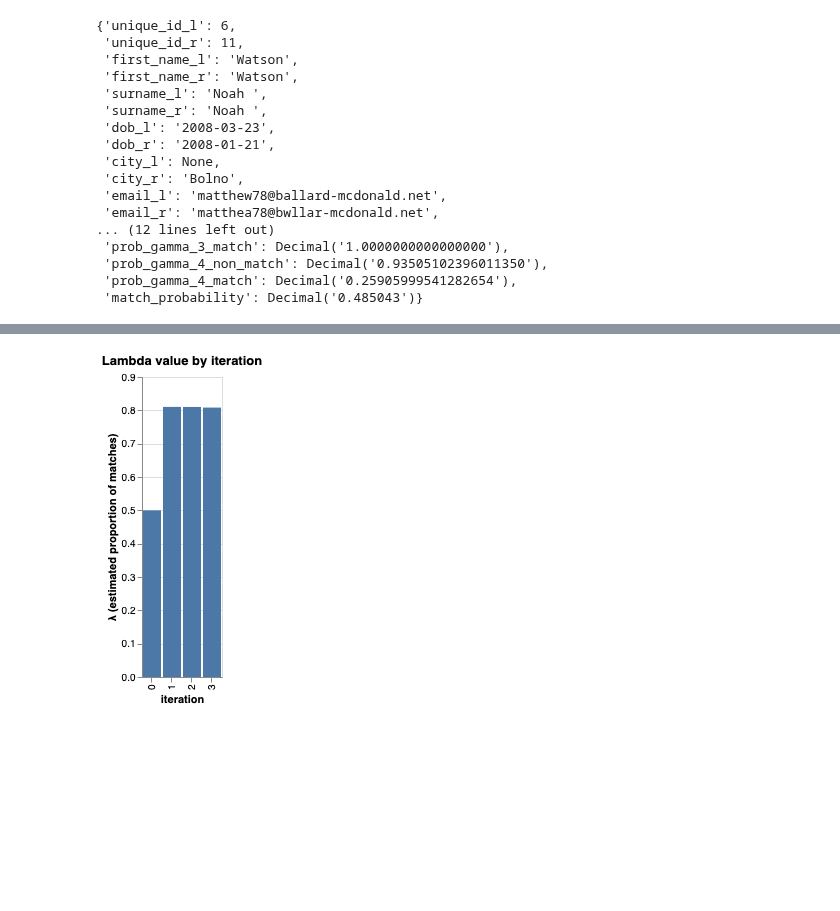
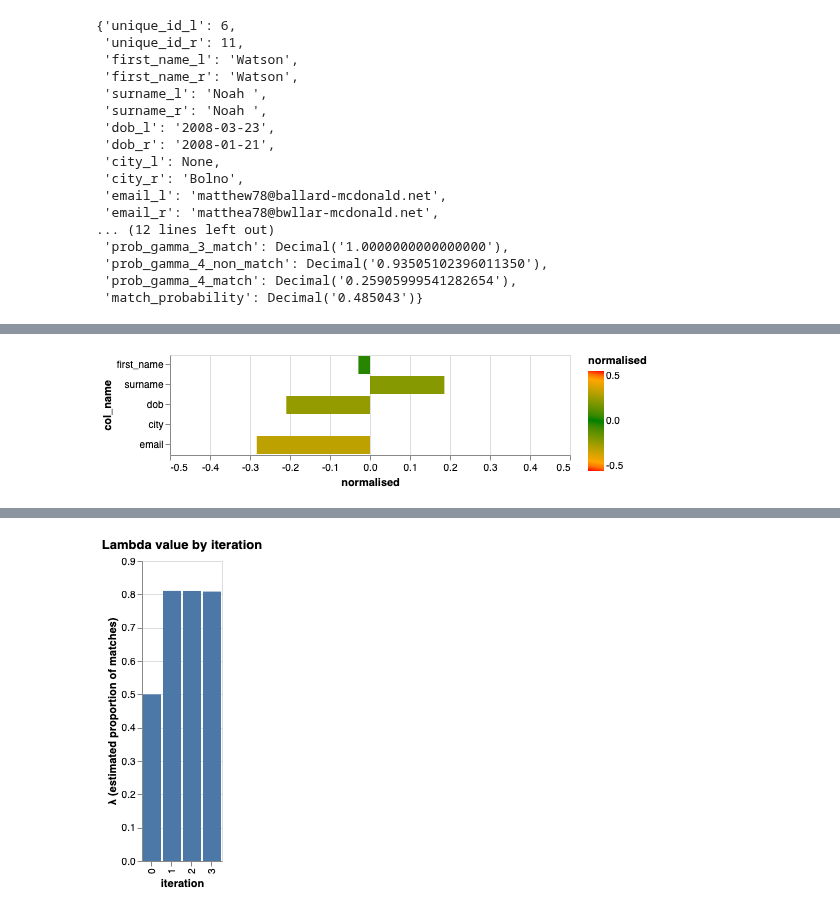
Before and after one commit to moj-analytical-services/splink, a Jupyter notebook: intuition.ipynb, the cells around one changed output, grey strips where cells are left out. Cells and saved outputs as stored; diff of their text form; code cells hidden in the pictures; blank space fills up the shorter version.

```diff
--- a/intuition.ipynb
+++ b/intuition.ipynb
@@ -105,8 +106,8 @@ df_e= run_expectation_step(df_gammas, spark, params, compute_ll=True)
 df_e = iterate(df_gammas, spark, params, num_iterations=2, compute_ll=True)
 # %%
 rdd  = df_e.limit(1).collect()
-mydict = rdd[0].asDict()
-mydict
+row_dict = rdd[0].asDict()
+row_dict
 # %% [output]
 {'unique_id_l': 6,
  'unique_id_r': 11,
@@ -189,0 +174,6 @@ New match probability: 0.4850495410694027
+# %%
+from sparklink.intuition import adjustment_factor_chart
+
+adjustment_factor_chart(row_dict, params)
+# %% [output]
+[figure, added]
```
Also changed, not shown: parts of 14 cells of this notebook.
